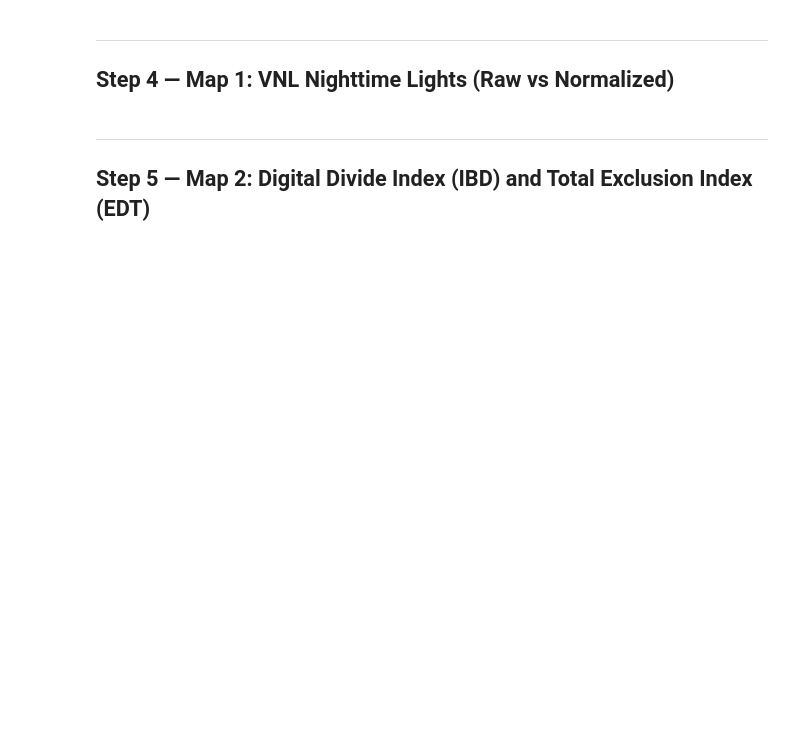
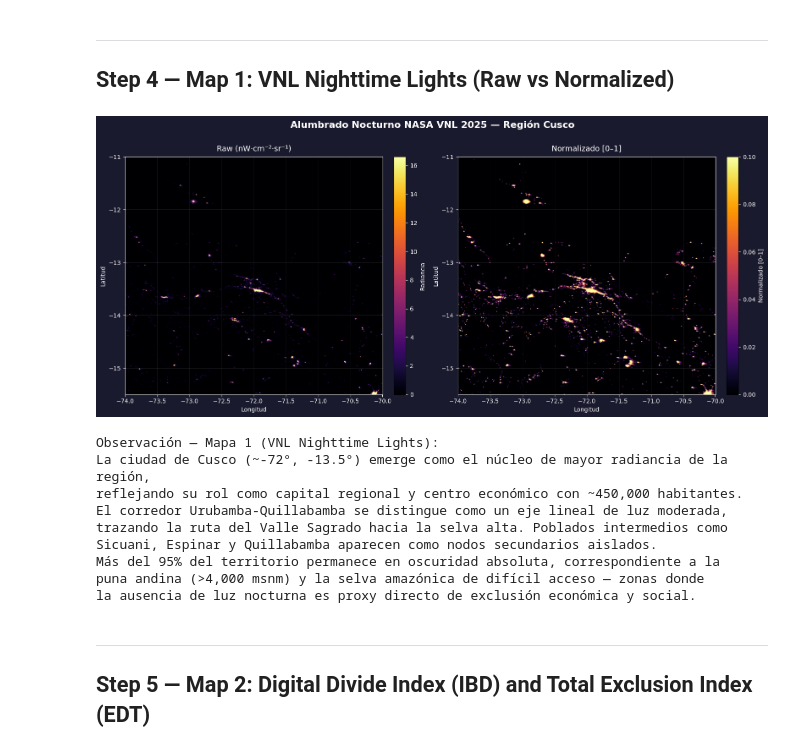
Before and after one commit to CamilaAT/raster-digital-divide, a Jupyter notebook: notebooks/digital_divide_cusco.ipynb, the cells around one changed output. Saved outputs shown, nothing was run; the diff lists cells and outputs as text; code cells hidden in the pictures; blank space fills up the shorter version.

```diff
--- a/notebooks/digital_divide_cusco.ipynb
+++ b/notebooks/digital_divide_cusco.ipynb
@@ -45,8 +75,8 @@ print('\nEntorno listo ✓')
 ## Step 1 — Raster Loading and Inspection
 # %%
 # Rutas a los archivos raster
-VNL_PATH  = 'data/VNL_cusco_2025.tif'
-CONN_PATH = 'data/kernel_cobmovil2019_50m.tif'
+VNL_PATH  = '../data/VNL_cusco_2025.tif'
+CONN_PATH = '../data/kernel_cobmovil2019_50m.tif'
 
 def inspect_raster(path, name):
     """Imprime metadatos completos de un raster."""
@@ -185,51 +260,75 @@ for ax in axes:
     ax.set_facecolor('#0d0d1a')
 
 # Panel izquierdo — RAW
-vnl_plot = vnl_array.copy()
+vnl_plot = vnl_array.copy().astype(np.float32)
+if vnl_nodata is not None:
+    vnl_plot[vnl_plot == vnl_nodata] = 0
+vnl_plot[~np.isfinite(vnl_plot)] = 0
 vnl_plot[vnl_plot < 0] = 0
-vnl_plot[vnl_plot == vnl_nodata] = 0 if vnl_nodata else vnl_plot
+
+# vmax seguro a partir del percentil 98 de los píxeles positivos
+positive_vals = vnl_plot[vnl_plot > 0]
+vmax_raw = float(np.percentile(positive_vals, 98)) if positive_vals.size > 0 else 1.0
 
 im1 = axes[0].imshow(vnl_plot, cmap='inferno', extent=extent,
-                      vmin=0, vmax=np.percentile(vnl_plot[vnl_plot > 0], 98),
+                      vmin=0, vmax=vmax_raw,
                       aspect='auto', origin='upper')
 axes[0].set_title('Raw (nW·cm⁻²·sr⁻¹)', color='white', fontsize=13, pad=10)
 axes[0].set_xlabel('Longitud', color='white')
 axes[0].set_ylabel('Latitud', color='white')
 axes[0].tick_params(colors='white')
 axes[0].grid(True, color='white', alpha=0.2, linewidth=0.5)
 for spine in axes[0].spines.values():
     spine.set_edgecolor('white')
 cb1 = plt.colorbar(im1, ax=axes[0], fraction=0.046, pad=0.04)
 cb1.set_label('Radiancia', color='white')
 cb1.ax.yaxis.set_tick_params(color='white')
 plt.setp(cb1.ax.yaxis.get_ticklabels(), color='white')
 
 # Panel derecho — NORMALIZADO
 im2 = axes[1].imshow(vnl_norm, cmap='inferno', extent=extent,
-                      vmin=0, vmax=1, aspect='auto', origin='upper')
+                      vmin=0, vmax=0.1, aspect='auto', origin='upper')
 axes[1].set_title('Normalizado [0–1]', color='white', fontsize=13, pad=10)
 axes[1].set_xlabel('Longitud', color='white')
 axes[1].set_ylabel('Latitud', color='white')
 axes[1].tick_params(colors='white')
 axes[1].grid(True, color='white', alpha=0.2, linewidth=0.5)
 for spine in axes[1].spines.values():
     spine.set_edgecolor('white')
 cb2 = plt.colorbar(im2, ax=axes[1], fraction=0.046, pad=0.04)
 cb2.set_label('Normalizado [0–1]', color='white')
 cb2.ax.yaxis.set_tick_params(color='white')
 plt.setp(cb2.ax.yaxis.get_ticklabels(), color='white')
 
 fig.suptitle('Alumbrado Nocturno NASA VNL 2025 — Región Cusco',
              color='white', fontsize=16, fontweight='bold', y=1.01)
 plt.tight_layout()
-plt.savefig('output/map1_vnl_nighttime.png', dpi=150, bbox_inches='tight',
+plt.savefig('../output/map1_vnl_nighttime.png', dpi=150, bbox_inches='tight',
             facecolor='#1a1a2e')
 plt.show()
 
-print()
-print('Observación: La ciudad de Cusco y el corredor Urubamba-Quillabamba')
-print('son claramente visibles como manchas de alta radiancia.')
-print('La mayoría del territorio (Andes remotos, selva alta) permanece oscura.')
+print("""
+Observación — Mapa 1 (VNL Nighttime Lights):
+La ciudad de Cusco (~-72°, -13.5°) emerge como el núcleo de mayor radiancia de la región,
+reflejando su rol como capital regional y centro económico con ~450,000 habitantes.
+El corredor Urubamba-Quillabamba se distingue como un eje lineal de luz moderada,
+trazando la ruta del Valle Sagrado hacia la selva alta. Poblados intermedios como
+Sicuani, Espinar y Quillabamba aparecen como nodos secundarios aislados.
+Más del 95% del territorio permanece en oscuridad absoluta, correspondiente a la
+puna andina (>4,000 msnm) y la selva amazónica de difícil acceso — zonas donde
+la ausencia de luz nocturna es proxy directo de exclusión económica y social.
+""")
+# %% [output]
+[figure, added]
+Observación — Mapa 1 (VNL Nighttime Lights):
+La ciudad de Cusco (~-72°, -13.5°) emerge como el núcleo de mayor radiancia de la región,
+reflejando su rol como capital regional y centro económico con ~450,000 habitantes.
+El corredor Urubamba-Quillabamba se distingue como un eje lineal de luz moderada,
+trazando la ruta del Valle Sagrado hacia la selva alta. Poblados intermedios como
+Sicuani, Espinar y Quillabamba aparecen como nodos secundarios aislados.
+Más del 95% del territorio permanece en oscuridad absoluta, correspondiente a la
+puna andina (>4,000 msnm) y la selva amazónica de difícil acceso — zonas donde
+la ausencia de luz nocturna es proxy directo de exclusión económica y social.
 # %% [markdown]
 ---
 ## Step 5 — Map 2: Digital Divide Index (IBD) and Total Exclusion Index (EDT)
```
Also changed, not shown: parts of 13 cells of this notebook.
